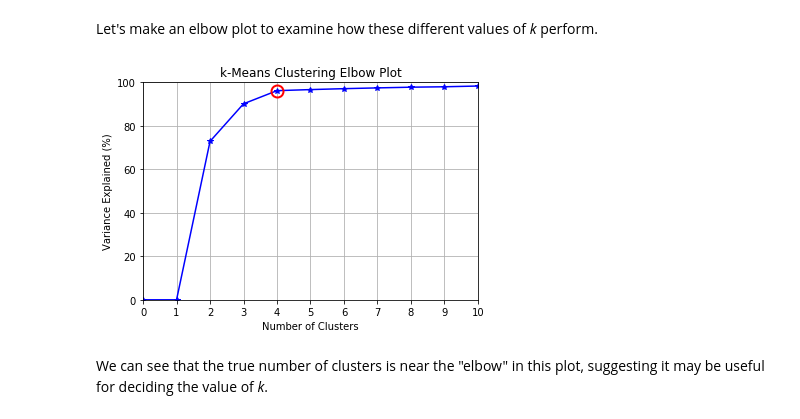
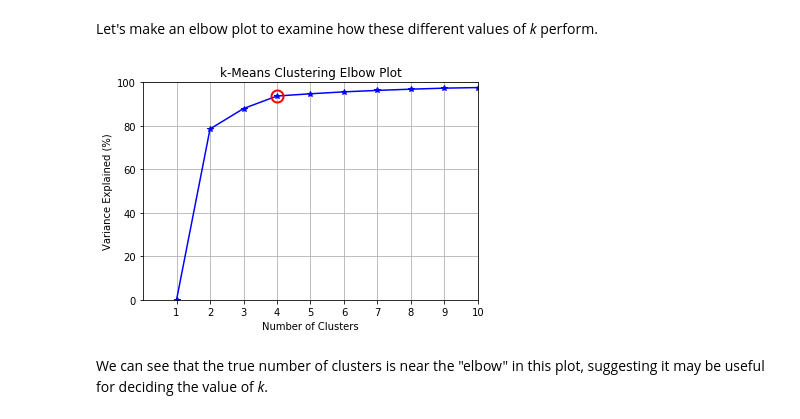
Before and after one commit to cs6220/cs6220.spring2019, a Jupyter notebook: 05 - Clustering.ipynb, the cells around one changed output. Cells and saved outputs as stored; diff of their text form; code cells hidden in the pictures.

```diff
--- a/05 - Clustering.ipynb
+++ b/05 - Clustering.ipynb
@@ -113,41 +113,37 @@ def plot_elbow(k_range, total_ss, between_ss, n_true=None):
 
     var_exps = (between_ss / total_ss) * 100
 
-    # Add values at 0.
-    var_exps = [0] + list(var_exps)
-    k_range = [0] + list(k_range)
-
     ax = fig.add_subplot(111)
     ax.plot(k_range, var_exps, 'b*-')
 
     if n_true is not None:
         # Add marker for ground truth.
         kwargs = {'marker': 'o', 'markersize': 12, 'markeredgewidth': 2,
                   'markeredgecolor': 'r', 'markerfacecolor': 'None'}
-        k_true = k_range[n_true]
-        k_true_var_exp = (between_ss[k_true-1] / total_ss) * 100
+        k_true = k_range[n_true-1]
+        k_true_var_exp = (between_ss[n_true-1] / total_ss) * 100
         ax.plot(k_true, k_true_var_exp, **kwargs)
 
     ax.set_xlim((0, k_range[-1]))
     ax.set_ylim((0, 100))
     ax.set_xticks(k_range)
 
     plt.grid(True)
     plt.xlabel("Number of Clusters")
     plt.ylabel("Variance Explained (%)")
     plt.title("k-Means Clustering Elbow Plot")
 
     plt.show()
 
 
 centroids = [est.cluster_centers_ for est in ests]
 
 dist, c_idx = get_dists(X_blobs, centroids)
 total_ss, between_ss = get_metrics(X_blobs, dist)
 
 plot_elbow(k_range, total_ss, between_ss, n_true=4)
 # %% [output]
-[figure, old version]
+[figure, new version]
 # %% [markdown]
 We can see that the true number of clusters is near the "elbow" in this plot, suggesting it may be useful for deciding the value of <i>k</i>.
 # %% [markdown]
```
Also changed, not shown: parts of 6 cells of this notebook.
